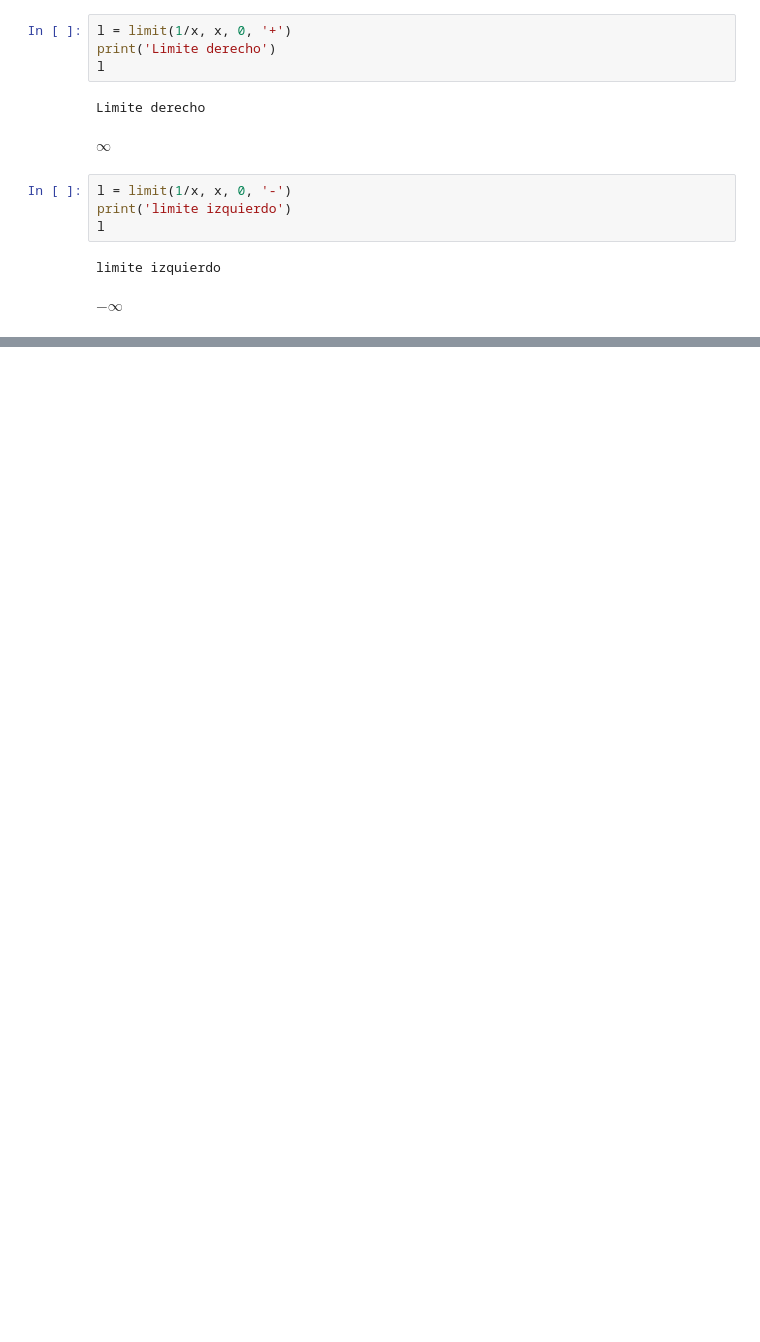
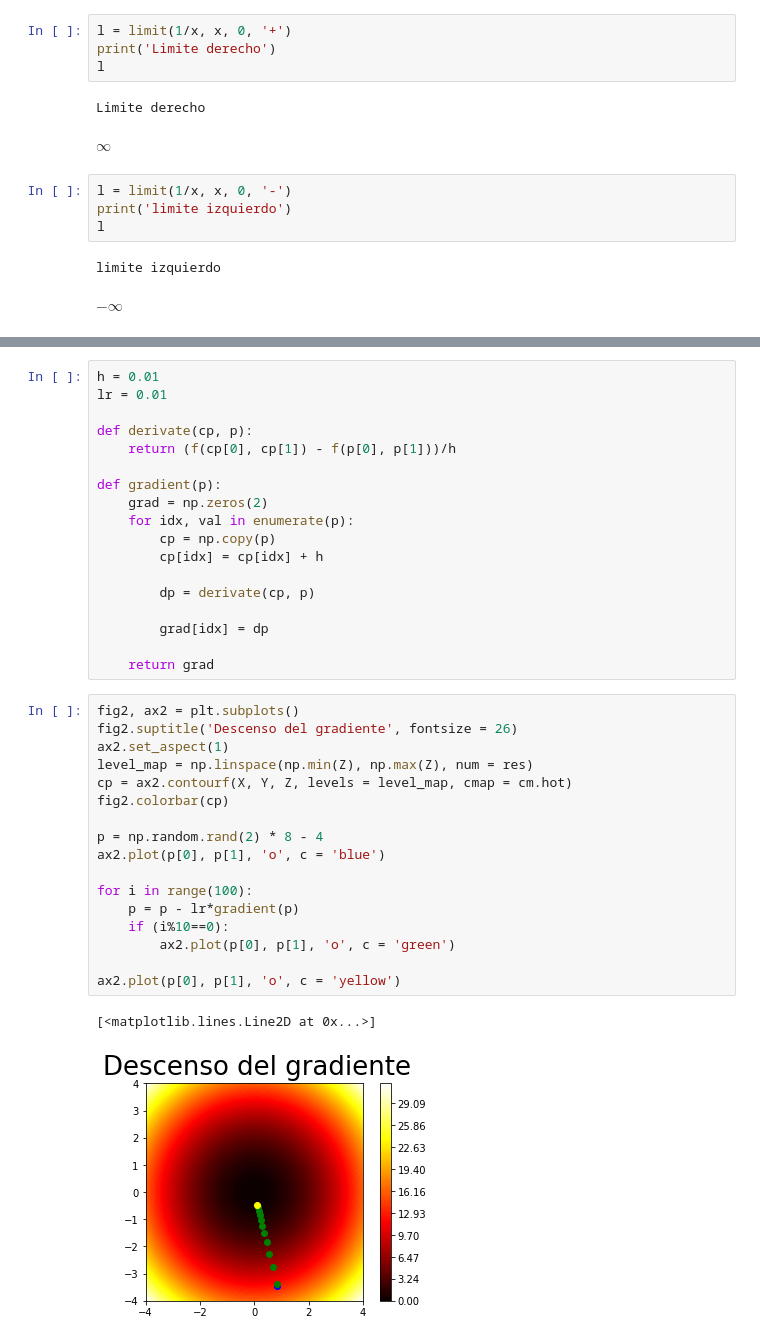
Before and after one commit to akero11/math-archive, a Jupyter notebook: calculo_basico.ipynb, the cells around one changed output, grey strips where cells are left out. Drawn from its saved outputs; the diff is of its cells as text; blank space fills up the shorter version.

Commit message:
Save calculo_basico.ipynb progress, gradient descent

```diff
--- a/calculo_basico.ipynb
+++ b/calculo_basico.ipynb
@@ -314,0 +352,38 @@ d2
+# %%
+h = 0.01
+lr = 0.01
+
+def derivate(cp, p):
+    return (f(cp[0], cp[1]) - f(p[0], p[1]))/h
+
+def gradient(p):
+    grad = np.zeros(2)
+    for idx, val in enumerate(p):
+        cp = np.copy(p)
+        cp[idx] = cp[idx] + h
+
+        dp = derivate(cp, p)
+
+        grad[idx] = dp
+
+    return grad
+# %%
+fig2, ax2 = plt.subplots()
+fig2.suptitle('Descenso del gradiente', fontsize = 26)
+ax2.set_aspect(1)
+level_map = np.linspace(np.min(Z), np.max(Z), num = res)
+cp = ax2.contourf(X, Y, Z, levels = level_map, cmap = cm.hot)
+fig2.colorbar(cp)
+
+p = np.random.rand(2) * 8 - 4
+ax2.plot(p[0], p[1], 'o', c = 'blue')
+
+for i in range(100):
+    p = p - lr*gradient(p)
+    if (i%10==0):
+        ax2.plot(p[0], p[1], 'o', c = 'green')
+
+ax2.plot(p[0], p[1], 'o', c = 'yellow')
+# %% [output]
+[<matplotlib.lines.Line2D at 0x...>]
+[figure, added]
```
Also changed, not shown: parts of 37 cells of this notebook.
